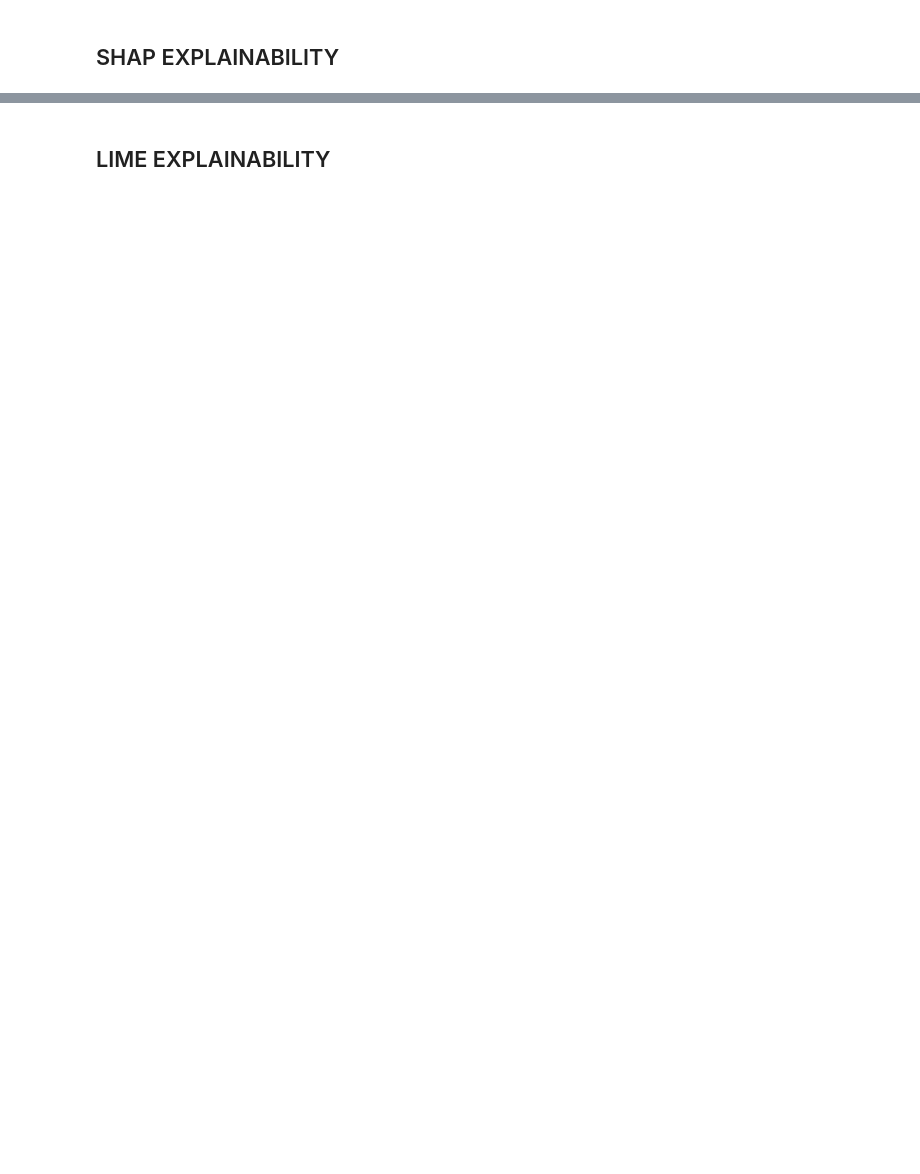
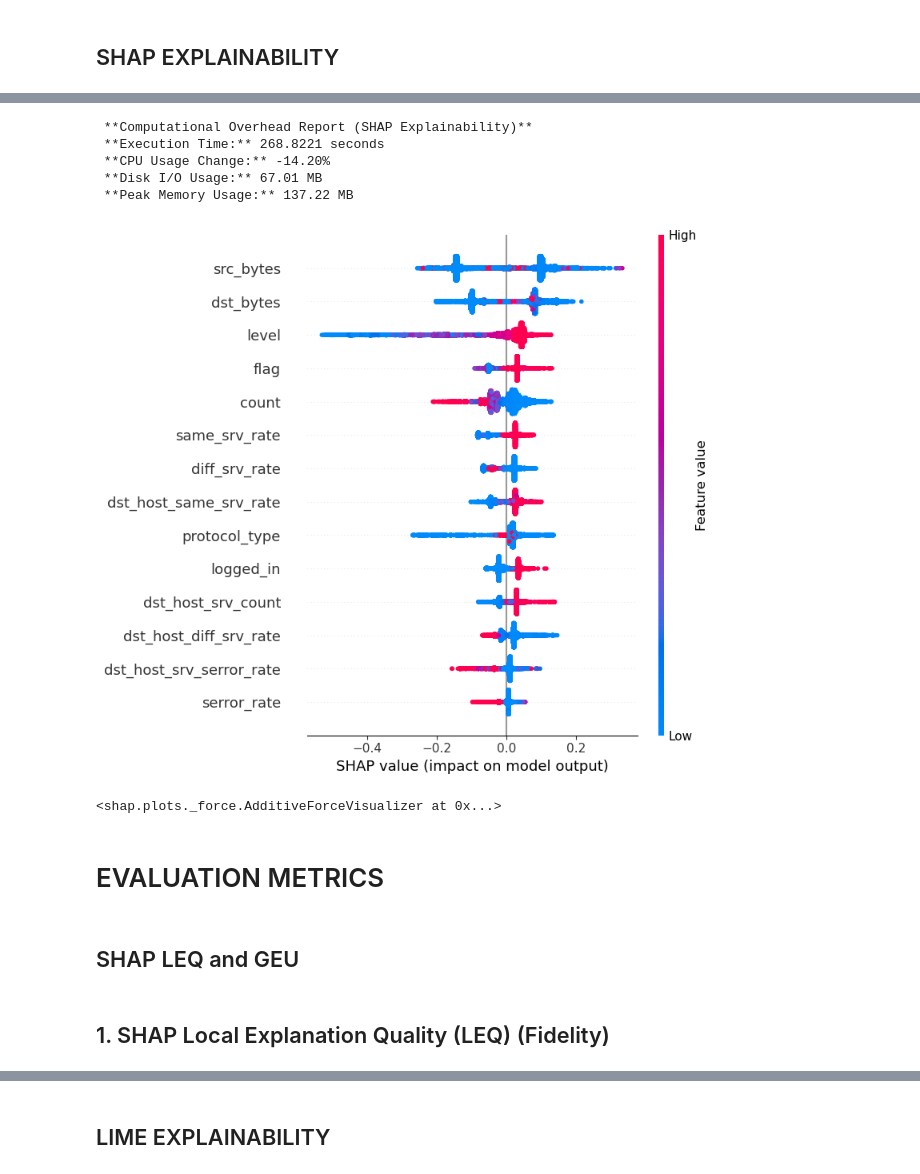
Before and after one commit to mo-abdulai/X-AI-IDS-Architecture, a Jupyter notebook: 3_Post-Modeling-Phase/explainability_Models/explainable_NSL-KDD/explainable-NSL-KDD_RandomForest.ipynb, the cells around one changed output, grey strips where cells are left out. Drawn from its saved outputs; the diff is of its cells as text; code cells hidden in the pictures; blank space fills up the shorter version.

```diff
--- a/3_Post-Modeling-Phase/explainability_Models/explainable_NSL-KDD/explainable-NSL-KDD_RandomForest.ipynb
+++ b/3_Post-Modeling-Phase/explainability_Models/explainable_NSL-KDD/explainable-NSL-KDD_RandomForest.ipynb
@@ -19,6 +29,6 @@ X_train = df_train.drop(['binary_attack'], axis=1)  # Features
 y_train = df_train['binary_attack']  # Target variable
 # %%
-X_test = df_test.drop(['binary_attack'], axis=1)  # Features
+X_test_unfiltered = df_test.drop(['binary_attack'], axis=1)  # Features
 y_test = df_test['binary_attack']  # Target variable
 # %% [markdown]
 ## Load Model
@@ -246,31 +299,76 @@ Wall time: 22.5 s
 # %%
 import shap
 
 shap.initjs()
 
 # Ensure X_test has column names matching X_train
+# X_test = pd.DataFrame(X_test, columns=X_train.columns)
 X_test = pd.DataFrame(X_test, columns=X_train.columns)
+X_test = X_test.astype(X_train.dtypes)
+
+# Measure system stats before SHAP computation
+before_stats_shap = get_system_stats()
+start_time_shap = time.time()
+tracemalloc.start()
 
 # Initialize SHAP explainer
-explainer = shap.Explainer(model, X_test)
+explainer = shap.TreeExplainer(model)
 
 # Get SHAP values
-shap_values = explainer(X_test)
+shap_values = explainer(X_test, check_additivity=False)
+
+# End tracking
+end_time_shap = time.time()
+current_memory_shap, peak_memory_shap = tracemalloc.get_traced_memory()
+after_stats_shap = get_system_stats()
+
+# Compute overhead
+execution_time_shap = end_time_shap - start_time_shap
+cpu_usage_change_shap = after_stats_shap["cpu_usage"] - before_stats_shap["cpu_usage"]
+memory_used_shap = (peak_memory_shap - current_memory_shap) / (1024 * 1024)
+disk_io_used_shap = after_stats_shap["disk_io"] - before_stats_shap["disk_io"]
+
+# Print results
+print("\n **Computational Overhead Report (SHAP Explainability)**")
+print(f" **Execution Time:** {execution_time_shap:.4f} seconds")
+print(f" **CPU Usage Change:** {cpu_usage_change_shap:.2f}%")
+print(f" **Disk I/O Usage:** {disk_io_used_shap:.2f} MB")
+print(f" **Peak Memory Usage:** {memory_used_shap:.2f} MB")
+
+# Ensure the SHAP values match the feature set
+if len(shap_values.values.shape) == 3:  # Check for multiclass scenario
+    shap_values_to_plot = shap_values.values[:, :, 1]  # Extract one class for binary
+else:
+    shap_values_to_plot = shap_values.values
 
 # Summary plot
-shap.summary_plot(shap_values, X_test)
+shap.summary_plot(shap_values_to_plot, X_test, feature_names=X_test.columns)
 
-# Force plot (for individual predictions)
-# Extract the base value and SHAP values for a specific prediction
-base_value = shap_values.base_values[0]  # Base value for the first prediction
-shap_values_for_instance = shap_values.values[0]  # SHAP values for the first instance
-features = X_test.iloc[0]  # Features for the first instance
+# Ensure the SHAP values match the feature set
+if len(shap_values.values.shape) == 3:  # Check for multi-class scenario
+    shap_values_to_plot = shap_values.values[:, :, 1]  # Extract SHAP values for Class 1 (normal)
+    base_value_to_plot = shap_values.base_values[:, 1]  # Base value for Class 1 (normal)
+else:
+    shap_values_to_plot = shap_values.values
+    base_value_to_plot = shap_values.base_values
 
-# Create the force plot
+# Force plot for a single instance
 shap.force_plot(
-    base_value,
-    shap_values_for_instance,
-    features
+    base_value=base_value_to_plot[0],  # Base value for the first instance
+    shap_values=shap_values_to_plot[0],  # SHAP values for the first instance
+    features=X_test.iloc[0],  # Features for the first instance
+    feature_names=X_test.columns.tolist()
 )
 # %% [output]
 [interactive output not drawn]
+ **Computational Overhead Report (SHAP Explainability)**
+ **Execution Time:** 268.8221 seconds
+ **CPU Usage Change:** -14.20%
+ **Disk I/O Usage:** 67.01 MB
+ **Peak Memory Usage:** 137.22 MB
+[figure, added]
+<shap.plots._force.AdditiveForceVisualizer at 0x...>
+# %% [markdown]
+# EVALUATION METRICS
+# %% [markdown]
+## SHAP LEQ and GEU
@@ -276,0 +410,2 @@ shap.force_plot(
+# %% [markdown]
+## 1. SHAP Local Explanation Quality (LEQ) (Fidelity)
```
Also changed, not shown: parts of 27 cells of this notebook, 31 other files.
